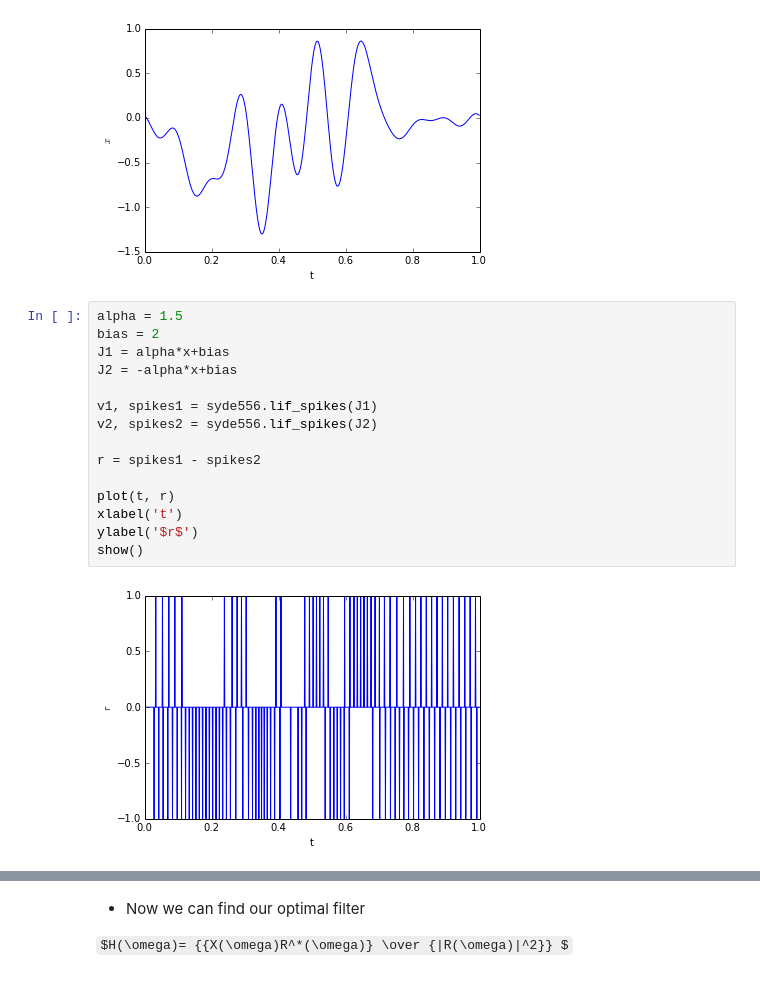
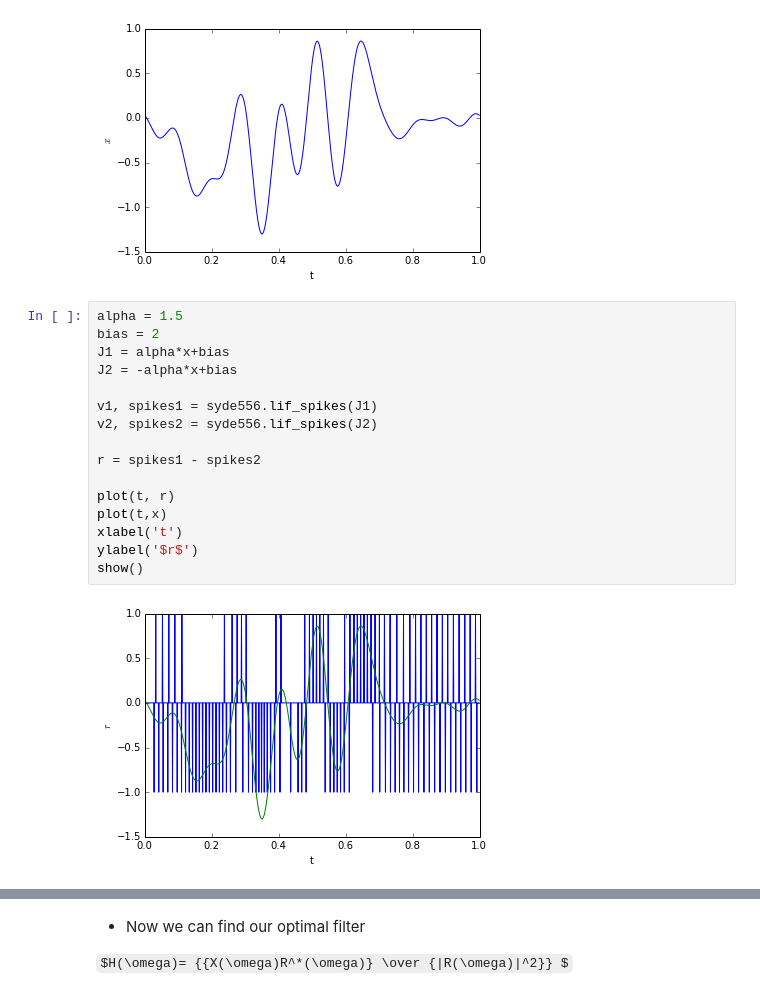
Before and after one commit to tcstewar/syde556, a Jupyter notebook: SYDE 556 Lecture 3 Temporal Representation.ipynb, the cells around one changed output, grey strips where cells are left out. Cells and saved outputs as stored; diff of their text form; some formulas as TeX source.

```diff
--- a/SYDE 556 Lecture 3 Temporal Representation.ipynb
+++ b/SYDE 556 Lecture 3 Temporal Representation.ipynb
@@ -594,20 +594,21 @@ show()
 # %%
 alpha = 1.5
 bias = 2
 J1 = alpha*x+bias
 J2 = -alpha*x+bias
 
 v1, spikes1 = syde556.lif_spikes(J1)
 v2, spikes2 = syde556.lif_spikes(J2)
 
 r = spikes1 - spikes2
 
 plot(t, r)
+plot(t,x)
 xlabel('t')
 ylabel('$r$')
 show()
 # %% [output]
-[figure, old version]
+[figure, new version]
 # %%
 R = np.fft.fftshift(np.fft.fft(r))
 
```
Also changed, not shown: parts of 6 cells of this notebook, 2 other files.
